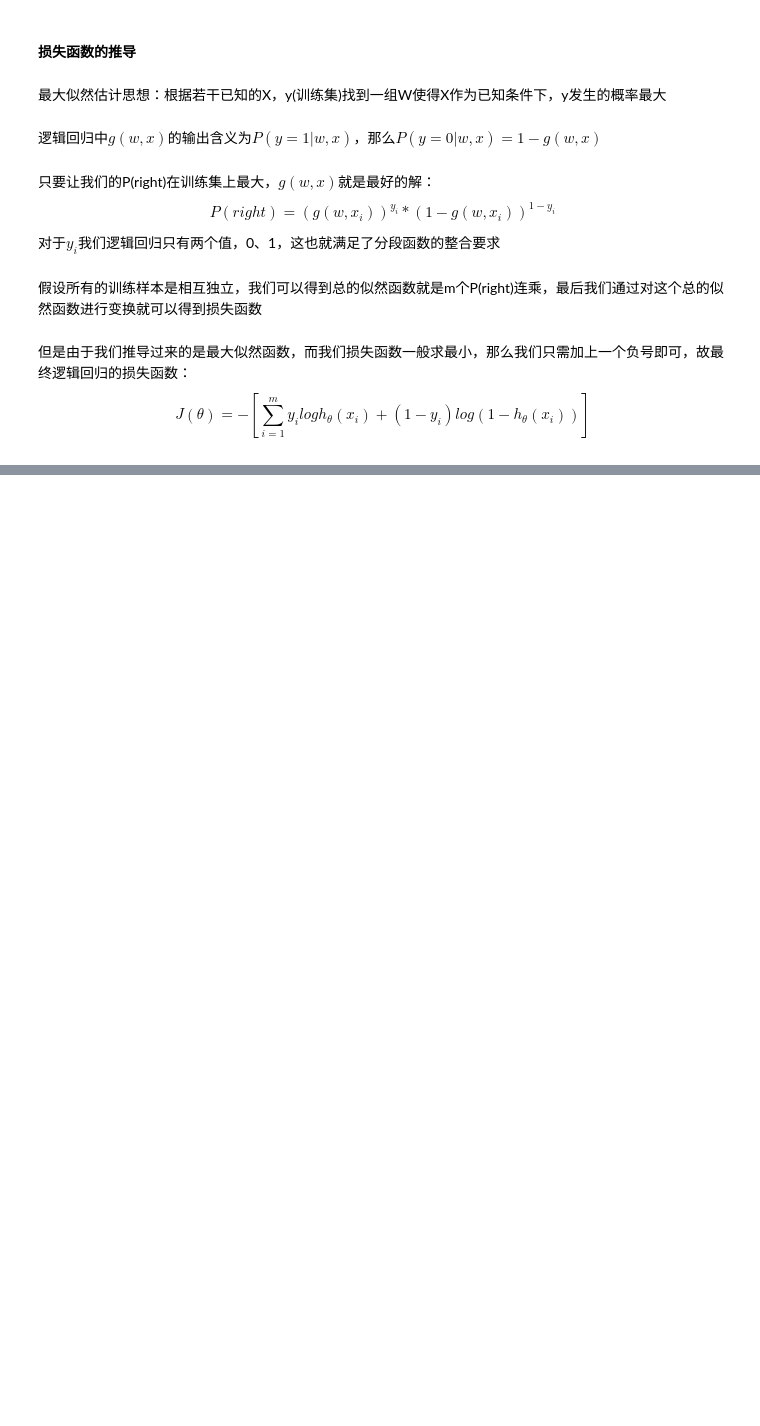
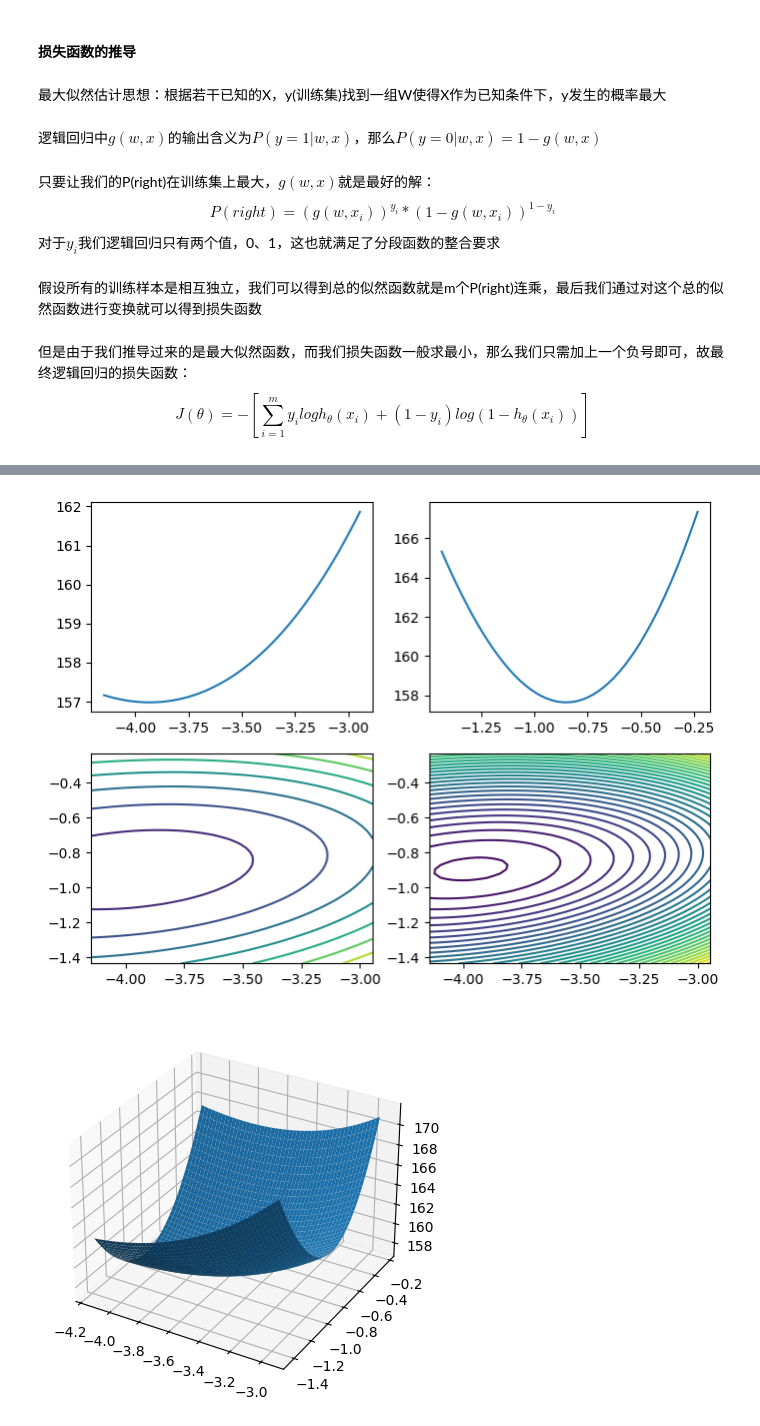
Before and after one commit to wang-lixiang/NLP, a Jupyter notebook: 逻辑回归、Softmax回归.ipynb, the cells around one changed output, grey strips where cells are left out. Cells and saved outputs as stored; diff of their text form; code cells hidden in the pictures; blank space fills up the shorter version.

```diff
--- a/逻辑回归、Softmax回归.ipynb
+++ b/逻辑回归、Softmax回归.ipynb
@@ -63,8 +63,10 @@ from sklearn.datasets import load_breast_cancer
 from sklearn.linear_model import LogisticRegression
 import numpy as np
 import matplotlib.pyplot as plt
+from mpl_toolkits.mplot3d import Axes3D
+from sklearn.preprocessing import scale
 
 data = load_breast_cancer()
-x,y = data['data'][:,:2], data['target']
+x,y = scale(data['data'][:,:2]), data['target']
 x,y
 # %% [output]
@@ -97,3 +99,44 @@ lr.fit(x,y)
 def p_theta_function(features, w1, w2):
     z = w1*features[0] + w2*features[1]
     return 1 / (1+np.exp(-z))
+# %%
+# 传入一份已知的数据的x,y，如果已知w1和w2的情况下，计算对应这份数据的Loss损失
+def loss_function(samples_features, samples_labels, w1, w2):
+    result = 0
+    # 遍历数据集中的每一条样本，并且计算每条样本的损失，加到result身上得到整体的数据集损失
+    for features, label in zip(samples_features,samples_labels):
+        # 这是计算一条样本的y_predict
+        p_result = p_theta_function(features,w1,w2)
+        loss_result = -1*label*np.log(p_result) - (1-label)*np.log(1-p_result)
+        result += loss_result
+    return result
+# %%
+θ1_space = np.linspace(θ1-0.6,θ1+0.6,50)
+θ2_space = np.linspace(θ2-0.6,θ2+0.6,50)
+
+result1_ = np.array([loss_function(x,y,i,θ2) for i in θ1_space])
+result2_ = np.array([loss_function(x,y,θ1,i) for i in θ2_space])
+
+fig1 = plt.figure(figsize=(8,6))
+plt.subplot(2,2,1)
+plt.plot(θ1_space,result1_)
+
+plt.subplot(2,2,2)
+plt.plot(θ2_space,result2_)
+
+plt.subplot(2,2,3)
+θ1_grid, θ2_grid = np.meshgrid(θ1_space,θ2_space)
+loss_grid = loss_function(x,y,θ1_grid,θ2_grid)
+plt.contour(θ1_grid,θ2_grid,loss_grid)
+
+plt.subplot(2,2,4)
+plt.contour(θ1_grid,θ2_grid,loss_grid,30)
+
+fig2 = plt.figure()
+ax = fig2.add_subplot(projection='3d')
+ax.plot_surface(θ1_grid,θ2_grid,loss_grid)
+
+plt.show()
+# %% [output]
+[figure, added]
+[figure, added]
```
Also changed, not shown: parts of 2 cells of this notebook.
